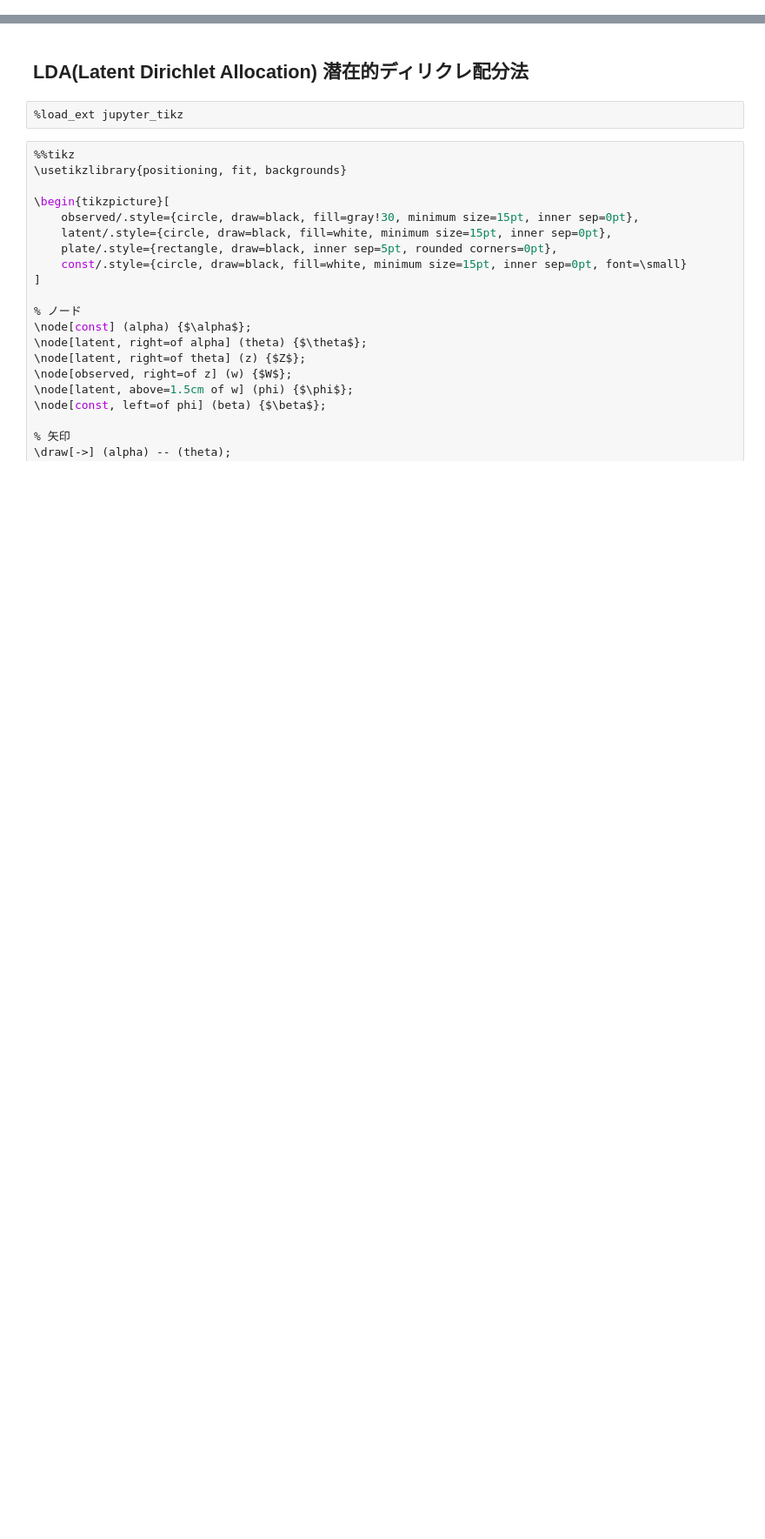
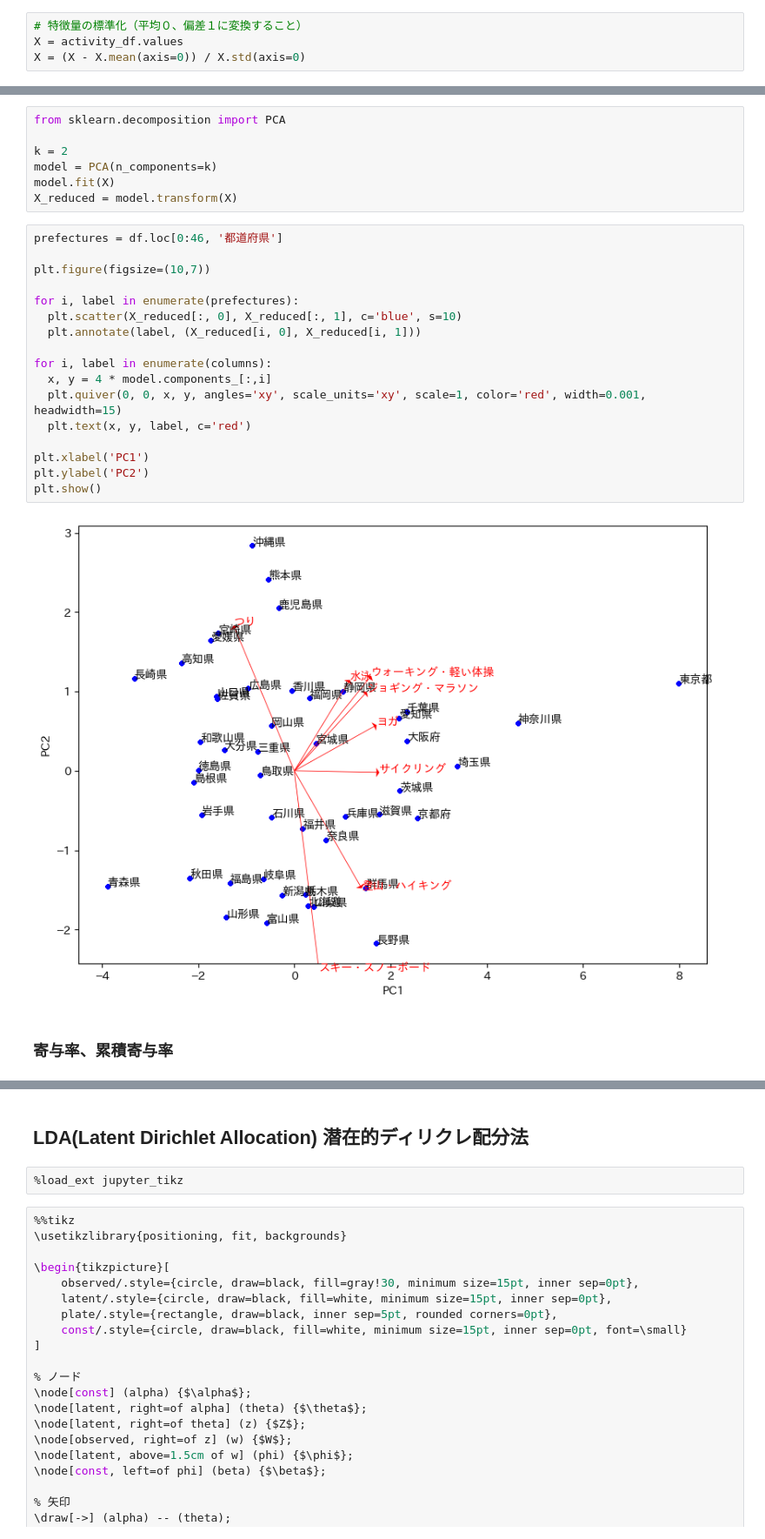
Before and after one commit to yamamoTo-spectatior/dstokuron_classworks, a Jupyter notebook: work/class10.ipynb, the cells around one changed output, grey strips where cells are left out. Shown at 87% size. Saved outputs shown, nothing was run; the diff lists cells and outputs as text; blank space fills up the shorter version.

```diff
--- a/work/class10.ipynb
+++ b/work/class10.ipynb
@@ -0,0 +110,4 @@
+# %%
+# 特徴量の標準化（平均０、偏差１に変換すること）
+X = activity_df.values
+X = (X - X.mean(axis=0)) / X.std(axis=0)
@@ -0,0 +116,28 @@
+# %%
+from sklearn.decomposition import PCA
+
+k = 2
+model = PCA(n_components=k)
+model.fit(X)
+X_reduced = model.transform(X)
+# %%
+prefectures = df.loc[0:46, '都道府県']
+
+plt.figure(figsize=(10,7))
+
+for i, label in enumerate(prefectures):
+  plt.scatter(X_reduced[:, 0], X_reduced[:, 1], c='blue', s=10)
+  plt.annotate(label, (X_reduced[i, 0], X_reduced[i, 1]))
+
+for i, label in enumerate(columns):
+  x, y = 4 * model.components_[:,i]
+  plt.quiver(0, 0, x, y, angles='xy', scale_units='xy', scale=1, color='red', width=0.001, headwidth=15)
+  plt.text(x, y, label, c='red')
+
+plt.xlabel('PC1')
+plt.ylabel('PC2')
+plt.show()
+# %% [output]
+[figure, added]
+# %% [markdown]
+### 寄与率、累積寄与率
```
Also changed, not shown: parts of 23 cells of this notebook.
